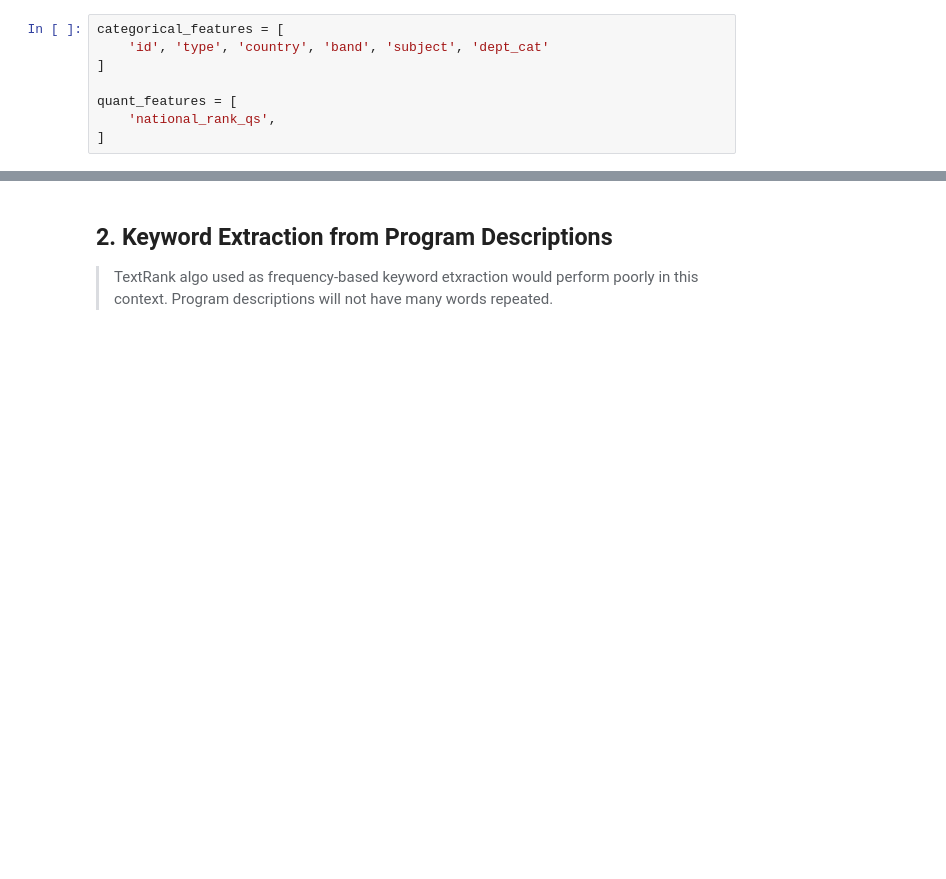
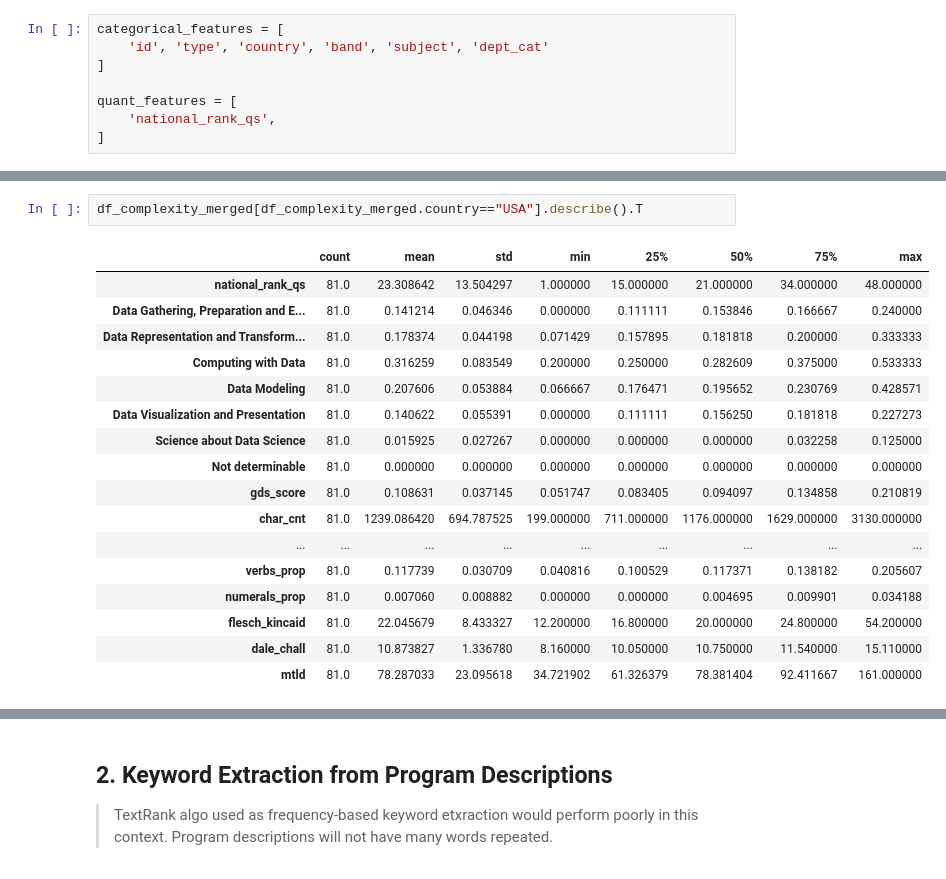
Before and after one commit to ry05/data-science-education-research, a Jupyter notebook: data_analysis/notebooks/04_quant_text_analysis.ipynb, the cells around one changed output, grey strips where cells are left out. Drawn from its saved outputs; the diff is of its cells as text; blank space fills up the shorter version.

```diff
--- a/data_analysis/notebooks/04_quant_text_analysis.ipynb
+++ b/data_analysis/notebooks/04_quant_text_analysis.ipynb
@@ -84,3 +92,23 @@ Index(['text', 'char_cnt', 'word_cnt', 'sent_cnt', 'digits_cnt',
+# %%
+df_complexity_merged[df_complexity_merged.country=="USA"].describe().T
+# %% [output]
+|  | count | mean | std | min | 25% | 50% | 75% | max |
+| national_rank_qs | 81.0 | 23.308642 | 13.504297 | 1.000000 | 15.000000 | 21.000000 | 34.000000 | 48.000000 |
+| Data Gathering, Preparation and E... | 81.0 | 0.141214 | 0.046346 | 0.000000 | 0.111111 | 0.153846 | 0.166667 | 0.240000 |
+| Data Representation and Transform... | 81.0 | 0.178374 | 0.044198 | 0.071429 | 0.157895 | 0.181818 | 0.200000 | 0.333333 |
+| Computing with Data | 81.0 | 0.316259 | 0.083549 | 0.200000 | 0.250000 | 0.282609 | 0.375000 | 0.533333 |
+| Data Modeling | 81.0 | 0.207606 | 0.053884 | 0.066667 | 0.176471 | 0.195652 | 0.230769 | 0.428571 |
+| Data Visualization and Presentation | 81.0 | 0.140622 | 0.055391 | 0.000000 | 0.111111 | 0.156250 | 0.181818 | 0.227273 |
+| Science about Data Science | 81.0 | 0.015925 | 0.027267 | 0.000000 | 0.000000 | 0.000000 | 0.032258 | 0.125000 |
+| Not determinable | 81.0 | 0.000000 | 0.000000 | 0.000000 | 0.000000 | 0.000000 | 0.000000 | 0.000000 |
+| gds_score | 81.0 | 0.108631 | 0.037145 | 0.051747 | 0.083405 | 0.094097 | 0.134858 | 0.210819 |
+| char_cnt | 81.0 | 1239.086420 | 694.787525 | 199.000000 | 711.000000 | 1176.000000 | 1629.000000 | 3130.000000 |
+| ... | ... | ... | ... | ... | ... | ... | ... | ... |
+| verbs_prop | 81.0 | 0.117739 | 0.030709 | 0.040816 | 0.100529 | 0.117371 | 0.138182 | 0.205607 |
+| numerals_prop | 81.0 | 0.007060 | 0.008882 | 0.000000 | 0.000000 | 0.004695 | 0.009901 | 0.034188 |
+| flesch_kincaid | 81.0 | 22.045679 | 8.433327 | 12.200000 | 16.800000 | 20.000000 | 24.800000 | 54.200000 |
+| dale_chall | 81.0 | 10.873827 | 1.336780 | 8.160000 | 10.050000 | 10.750000 | 11.540000 | 15.110000 |
+| mtld | 81.0 | 78.287033 | 23.095618 | 34.721902 | 61.326379 | 78.381404 | 92.411667 | 161.000000 |
 # %%
 sns.boxplot(data=df_complexity_merged, x='word_cnt', y='country')
 # %% [output]
```
Also changed, not shown: parts of 25 cells of this notebook, 54 other files.
